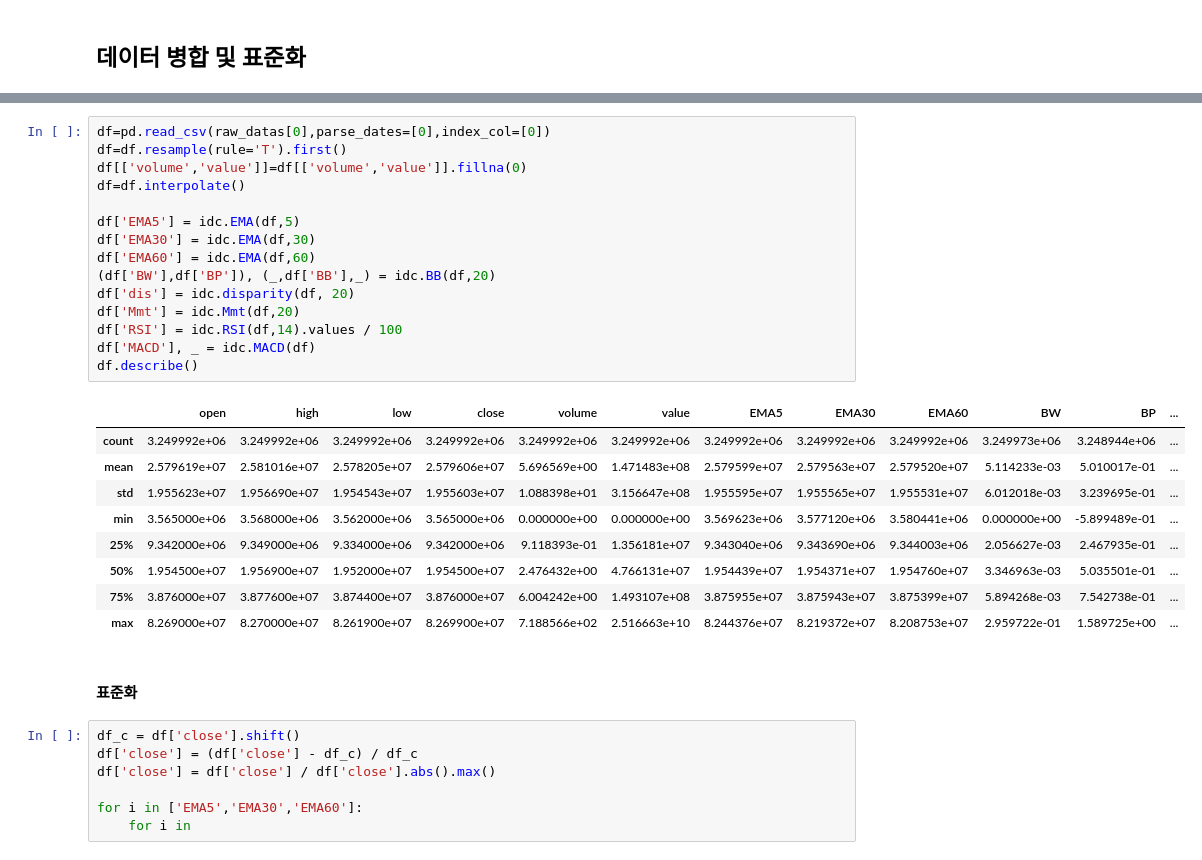
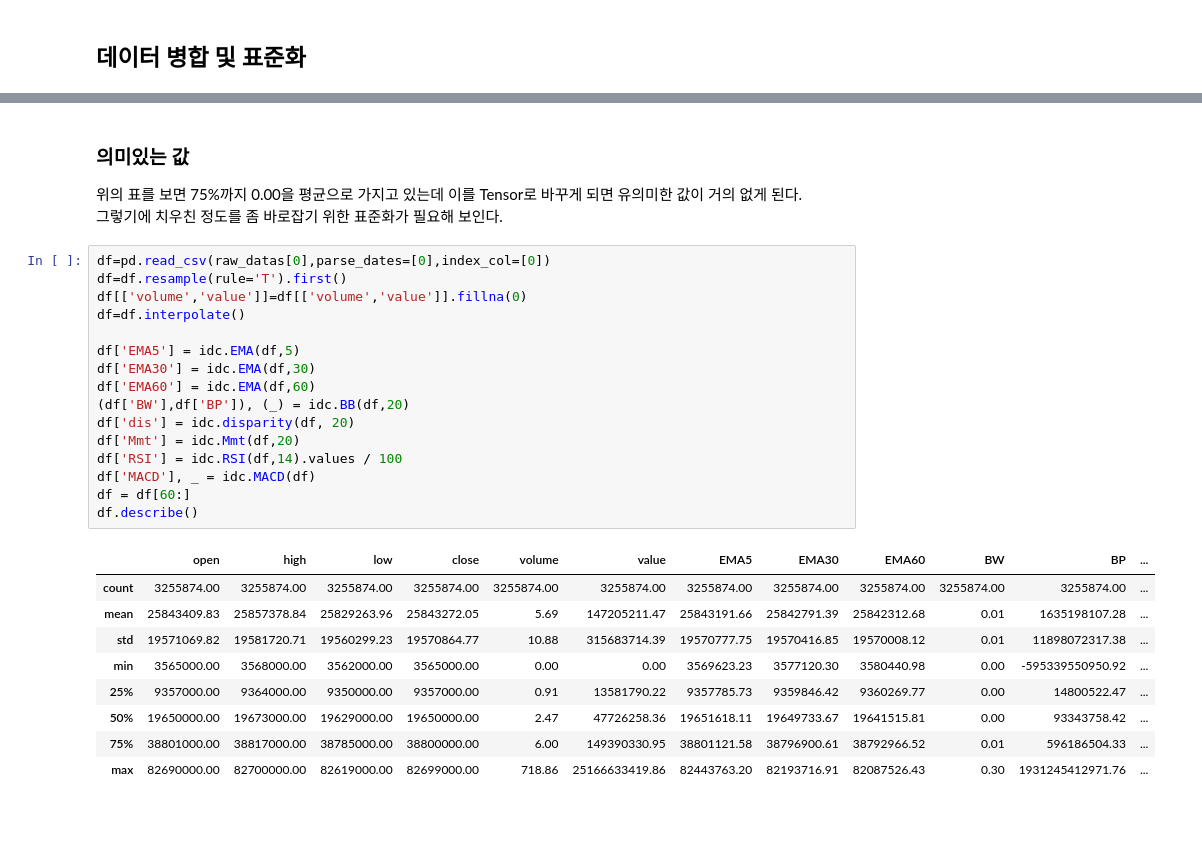
Before and after one commit to DogRing/TorchTrade, a Jupyter notebook: train/1_data_Transform.ipynb, the cells around one changed output, grey strips where cells are left out. Drawn from its saved outputs; the diff is of its cells as text; blank space fills up the shorter version.

```diff
--- a/train/1_data_Transform.ipynb
+++ b/train/1_data_Transform.ipynb
@@ -174,34 +231,30 @@ df[['close','RSI','MACD']].describe()
+# %% [markdown]
+### 의미있는 값
+위의 표를 보면 75%까지 0.00을 평균으로 가지고 있는데 이를 Tensor로 바꾸게 되면 유의미한 값이 거의 없게 된다.
+그렇기에 치우친 정도를 좀 바로잡기 위한 표준화가 필요해 보인다.
 # %%
 df=pd.read_csv(raw_datas[0],parse_dates=[0],index_col=[0])
 df=df.resample(rule='T').first()
 df[['volume','value']]=df[['volume','value']].fillna(0)
 df=df.interpolate()
 
 df['EMA5'] = idc.EMA(df,5)
 df['EMA30'] = idc.EMA(df,30)
 df['EMA60'] = idc.EMA(df,60)
-(df['BW'],df['BP']), (_,df['BB'],_) = idc.BB(df,20)
+(df['BW'],df['BP']), (_) = idc.BB(df,20)
 df['dis'] = idc.disparity(df, 20)
 df['Mmt'] = idc.Mmt(df,20)
 df['RSI'] = idc.RSI(df,14).values / 100
 df['MACD'], _ = idc.MACD(df)
+df = df[60:]
 df.describe()
 # %% [output]
 |  | open | high | low | close | volume | value | EMA5 | EMA30 | EMA60 | BW | BP | ... |
-| count | 3.249992e+06 | 3.249992e+06 | 3.249992e+06 | 3.249992e+06 | 3.249992e+06 | 3.249992e+06 | 3.249992e+06 | 3.249992e+06 | 3.249992e+06 | 3.249973e+06 | 3.248944e+06 | ... |
-| mean | 2.579619e+07 | 2.581016e+07 | 2.578205e+07 | 2.579606e+07 | 5.696569e+00 | 1.471483e+08 | 2.579599e+07 | 2.579563e+07 | 2.579520e+07 | 5.114233e-03 | 5.010017e-01 | ... |
-| std | 1.955623e+07 | 1.956690e+07 | 1.954543e+07 | 1.955603e+07 | 1.088398e+01 | 3.156647e+08 | 1.955595e+07 | 1.955565e+07 | 1.955531e+07 | 6.012018e-03 | 3.239695e-01 | ... |
-| min | 3.565000e+06 | 3.568000e+06 | 3.562000e+06 | 3.565000e+06 | 0.000000e+00 | 0.000000e+00 | 3.569623e+06 | 3.577120e+06 | 3.580441e+06 | 0.000000e+00 | -5.899489e-01 | ... |
-| 25% | 9.342000e+06 | 9.349000e+06 | 9.334000e+06 | 9.342000e+06 | 9.118393e-01 | 1.356181e+07 | 9.343040e+06 | 9.343690e+06 | 9.344003e+06 | 2.056627e-03 | 2.467935e-01 | ... |
-| 50% | 1.954500e+07 | 1.956900e+07 | 1.952000e+07 | 1.954500e+07 | 2.476432e+00 | 4.766131e+07 | 1.954439e+07 | 1.954371e+07 | 1.954760e+07 | 3.346963e-03 | 5.035501e-01 | ... |
-| 75% | 3.876000e+07 | 3.877600e+07 | 3.874400e+07 | 3.876000e+07 | 6.004242e+00 | 1.493107e+08 | 3.875955e+07 | 3.875943e+07 | 3.875399e+07 | 5.894268e-03 | 7.542738e-01 | ... |
-| max | 8.269000e+07 | 8.270000e+07 | 8.261900e+07 | 8.269900e+07 | 7.188566e+02 | 2.516663e+10 | 8.244376e+07 | 8.219372e+07 | 8.208753e+07 | 2.959722e-01 | 1.589725e+00 | ... |
+| count | 3255874.00 | 3255874.00 | 3255874.00 | 3255874.00 | 3255874.00 | 3255874.00 | 3255874.00 | 3255874.00 | 3255874.00 | 3255874.00 | 3255874.00 | ... |
+| mean | 25843409.83 | 25857378.84 | 25829263.96 | 25843272.05 | 5.69 | 147205211.47 | 25843191.66 | 25842791.39 | 25842312.68 | 0.01 | 1635198107.28 | ... |
+| std | 19571069.82 | 19581720.71 | 19560299.23 | 19570864.77 | 10.88 | 315683714.39 | 19570777.75 | 19570416.85 | 19570008.12 | 0.01 | 11898072317.38 | ... |
+| min | 3565000.00 | 3568000.00 | 3562000.00 | 3565000.00 | 0.00 | 0.00 | 3569623.23 | 3577120.30 | 3580440.98 | 0.00 | -595339550950.92 | ... |
+| 25% | 9357000.00 | 9364000.00 | 9350000.00 | 9357000.00 | 0.91 | 13581790.22 | 9357785.73 | 9359846.42 | 9360269.77 | 0.00 | 14800522.47 | ... |
+| 50% | 19650000.00 | 19673000.00 | 19629000.00 | 19650000.00 | 2.47 | 47726258.36 | 19651618.11 | 19649733.67 | 19641515.81 | 0.00 | 93343758.42 | ... |
+| 75% | 38801000.00 | 38817000.00 | 38785000.00 | 38800000.00 | 6.00 | 149390330.95 | 38801121.58 | 38796900.61 | 38792966.52 | 0.01 | 596186504.33 | ... |
+| max | 82690000.00 | 82700000.00 | 82619000.00 | 82699000.00 | 718.86 | 25166633419.86 | 82443763.20 | 82193716.91 | 82087526.43 | 0.30 | 1931245412971.76 | ... |
-# %% [markdown]
-#### 표준화
-# %%
-df_c = df['close'].shift()
-df['close'] = (df['close'] - df_c) / df_c
-df['close'] = df['close'] / df['close'].abs().max()
-
-for i in ['EMA5','EMA30','EMA60']:
-    for i in
```
Also changed, not shown: parts of 12 cells of this notebook, 1 other file.
